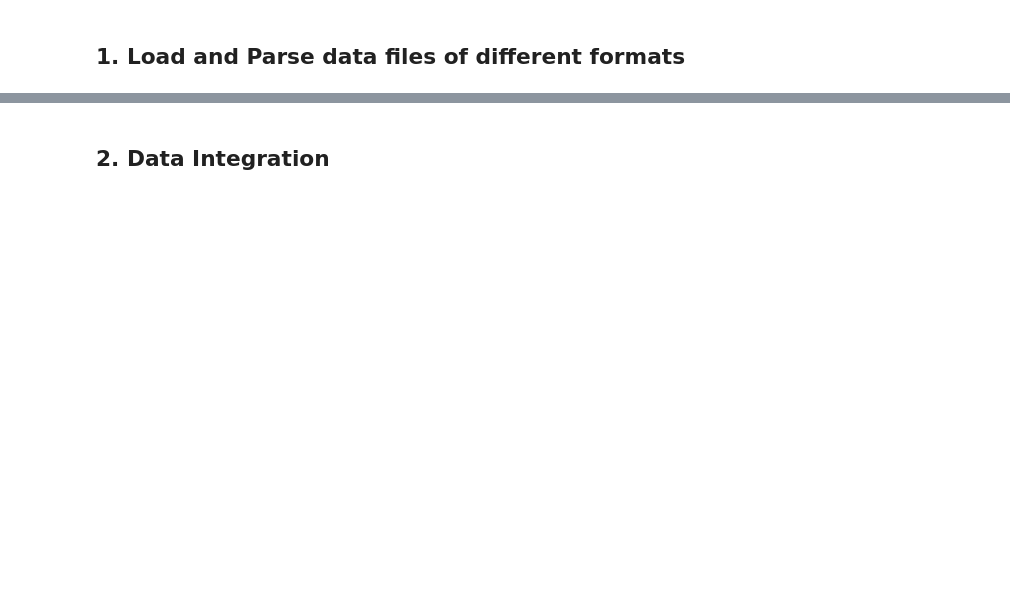
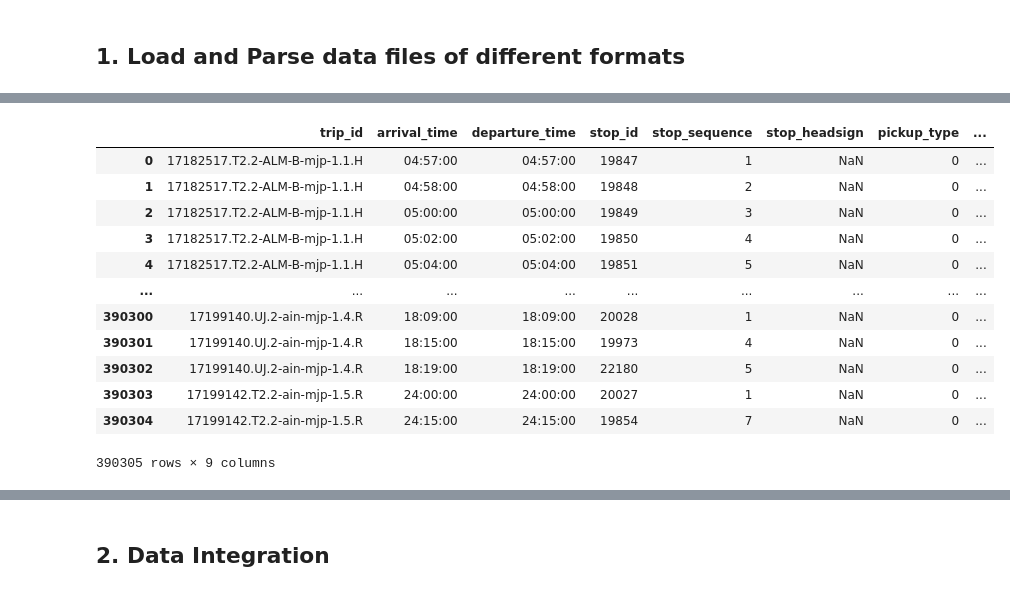
Before and after one commit to DanielTranDS/VictoriaHousing-DataIntegration-DataReshaping, a Jupyter notebook: DataIntegration_DataReshaping_Codes.ipynb, the cells around one changed output, grey strips where cells are left out. Saved outputs shown, nothing was run; the diff lists cells and outputs as text; code cells hidden in the pictures; blank space fills up the shorter version.

```diff
--- a/DataIntegration_DataReshaping_Codes.ipynb
+++ b/DataIntegration_DataReshaping_Codes.ipynb
@@ -10,0 +532,18 @@
+# %%
+#Load stop_times text file
+stop_times=pd.read_csv('GTFS_MelbourneTrainInformation/stop_times.txt',sep=',')
+stop_times
+# %% [output]
+|  | trip_id | arrival_time | departure_time | stop_id | stop_sequence | stop_headsign | pickup_type | ... |
+| 0 | 17182517.T2.2-ALM-B-mjp-1.1.H | 04:57:00 | 04:57:00 | 19847 | 1 | NaN | 0 | ... |
+| 1 | 17182517.T2.2-ALM-B-mjp-1.1.H | 04:58:00 | 04:58:00 | 19848 | 2 | NaN | 0 | ... |
+| 2 | 17182517.T2.2-ALM-B-mjp-1.1.H | 05:00:00 | 05:00:00 | 19849 | 3 | NaN | 0 | ... |
+| 3 | 17182517.T2.2-ALM-B-mjp-1.1.H | 05:02:00 | 05:02:00 | 19850 | 4 | NaN | 0 | ... |
+| 4 | 17182517.T2.2-ALM-B-mjp-1.1.H | 05:04:00 | 05:04:00 | 19851 | 5 | NaN | 0 | ... |
+| ... | ... | ... | ... | ... | ... | ... | ... | ... |
+| 390300 | 17199140.UJ.2-ain-mjp-1.4.R | 18:09:00 | 18:09:00 | 20028 | 1 | NaN | 0 | ... |
+| 390301 | 17199140.UJ.2-ain-mjp-1.4.R | 18:15:00 | 18:15:00 | 19973 | 4 | NaN | 0 | ... |
+| 390302 | 17199140.UJ.2-ain-mjp-1.4.R | 18:19:00 | 18:19:00 | 22180 | 5 | NaN | 0 | ... |
+| 390303 | 17199142.T2.2-ain-mjp-1.5.R | 24:00:00 | 24:00:00 | 20027 | 1 | NaN | 0 | ... |
+| 390304 | 17199142.T2.2-ain-mjp-1.5.R | 24:15:00 | 24:15:00 | 19854 | 7 | NaN | 0 | ... |
+390305 rows × 9 columns
```
Also changed, not shown: parts of 53 cells of this notebook.
